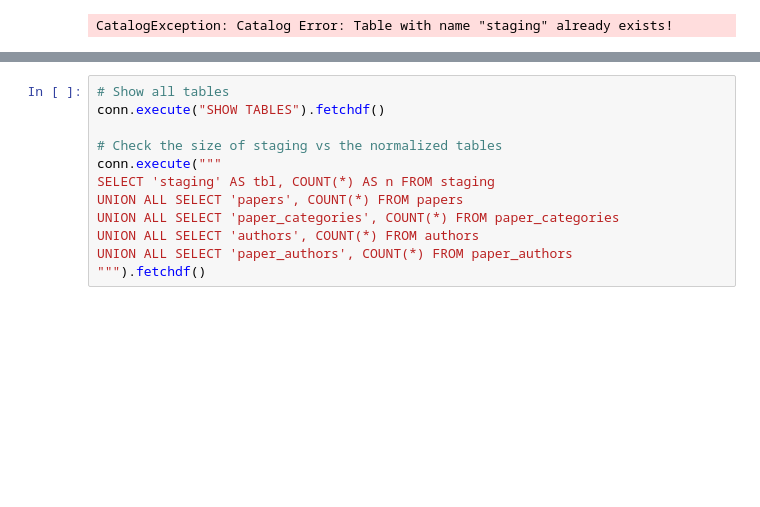
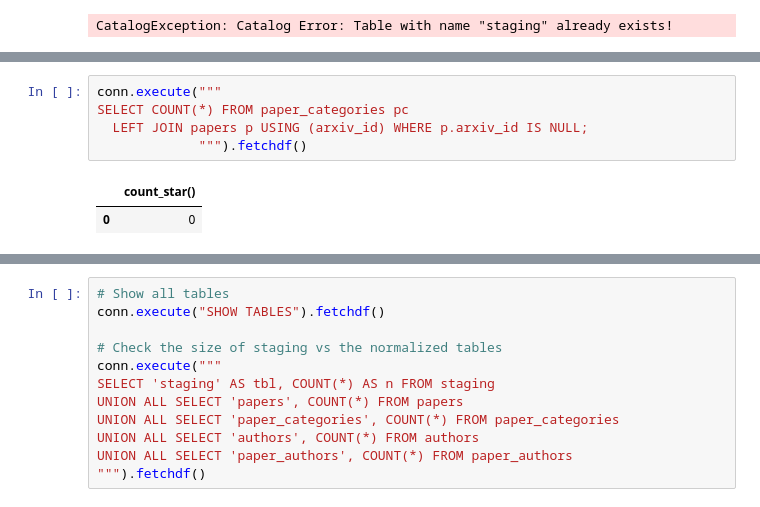
Before and after one commit to Julien-Pgn/SciRex, a Jupyter notebook: notebooks/db_build.ipynb, the cells around one changed output, grey strips where cells are left out. Drawn from its saved outputs; the diff is of its cells as text; blank space fills up the shorter version.

```diff
--- a/notebooks/db_build.ipynb
+++ b/notebooks/db_build.ipynb
@@ -292,0 +407,8 @@ LIMIT 5
+# %%
+conn.execute("""
+SELECT COUNT(*) FROM paper_categories pc
+  LEFT JOIN papers p USING (arxiv_id) WHERE p.arxiv_id IS NULL;
+             """).fetchdf()
+# %% [output]
+|  | count_star() |
+| 0 | 0 |
```
Also changed, not shown: parts of 16 cells of this notebook, 3 other files.
